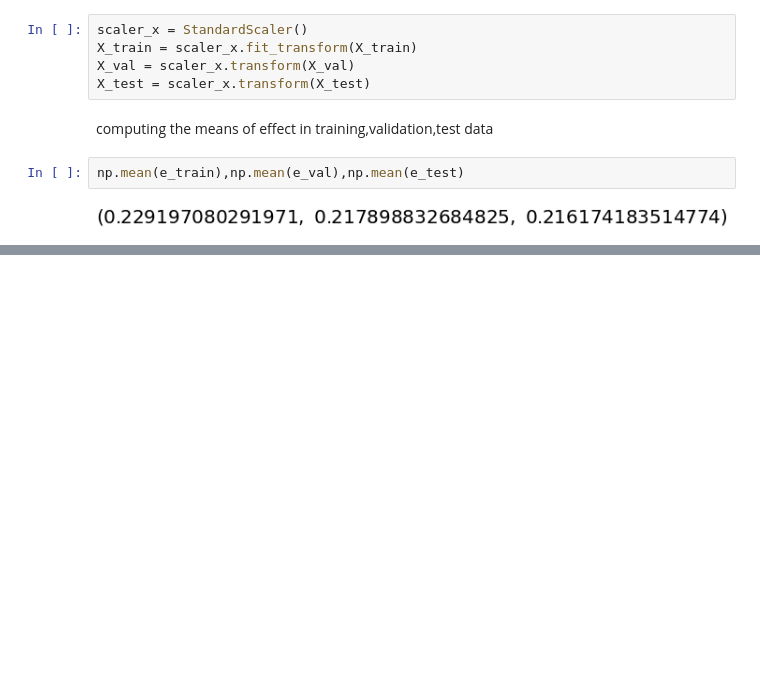
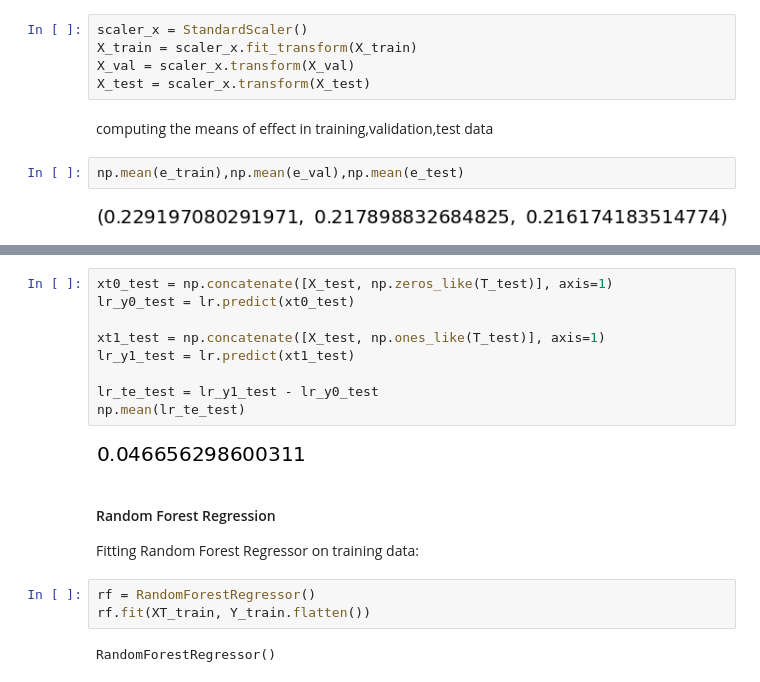
Before and after one commit to srigouri/CE888-CausalInference-Assignment2, a Jupyter notebook: Jobs_Causal.ipynb, the cells around one changed output, grey strips where cells are left out. Cells and saved outputs as stored; diff of their text form; blank space fills up the shorter version.

```diff
--- a/Jobs_Causal.ipynb
+++ b/Jobs_Causal.ipynb
@@ -147,0 +184,19 @@ LogisticRegression()
+# %%
+xt0_test = np.concatenate([X_test, np.zeros_like(T_test)], axis=1)
+lr_y0_test = lr.predict(xt0_test)
+
+xt1_test = np.concatenate([X_test, np.ones_like(T_test)], axis=1)
+lr_y1_test = lr.predict(xt1_test)
+
+lr_te_test = lr_y1_test - lr_y0_test
+np.mean(lr_te_test)
+# %% [output]
+[figure, added]
+# %% [markdown]
+#### Random Forest Regression
+Fitting Random Forest Regressor on training data:
+# %%
+rf = RandomForestRegressor()
+rf.fit(XT_train, Y_train.flatten())
+# %% [output]
+RandomForestRegressor()
```
Also changed, not shown: parts of 21 cells of this notebook.
